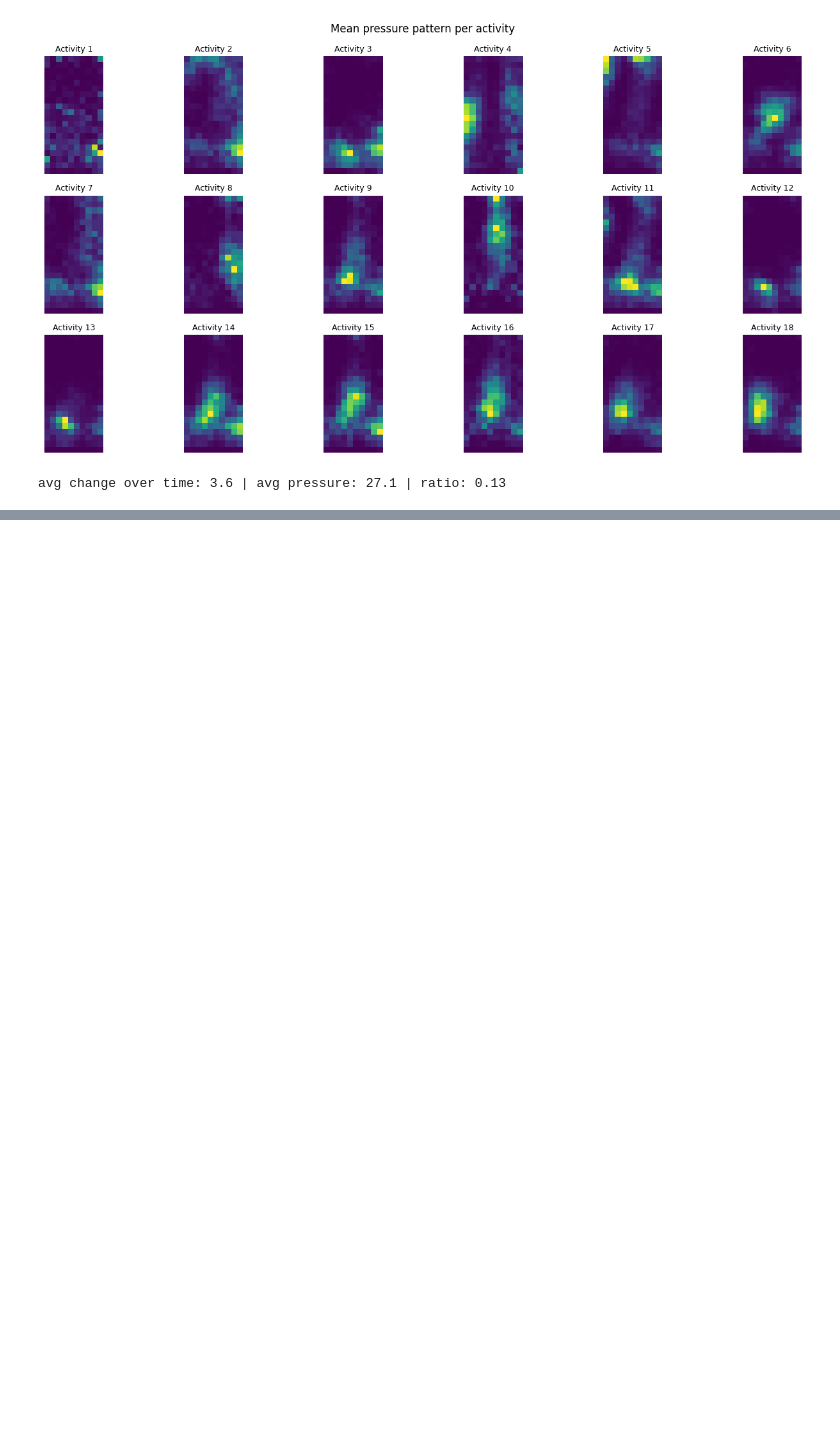
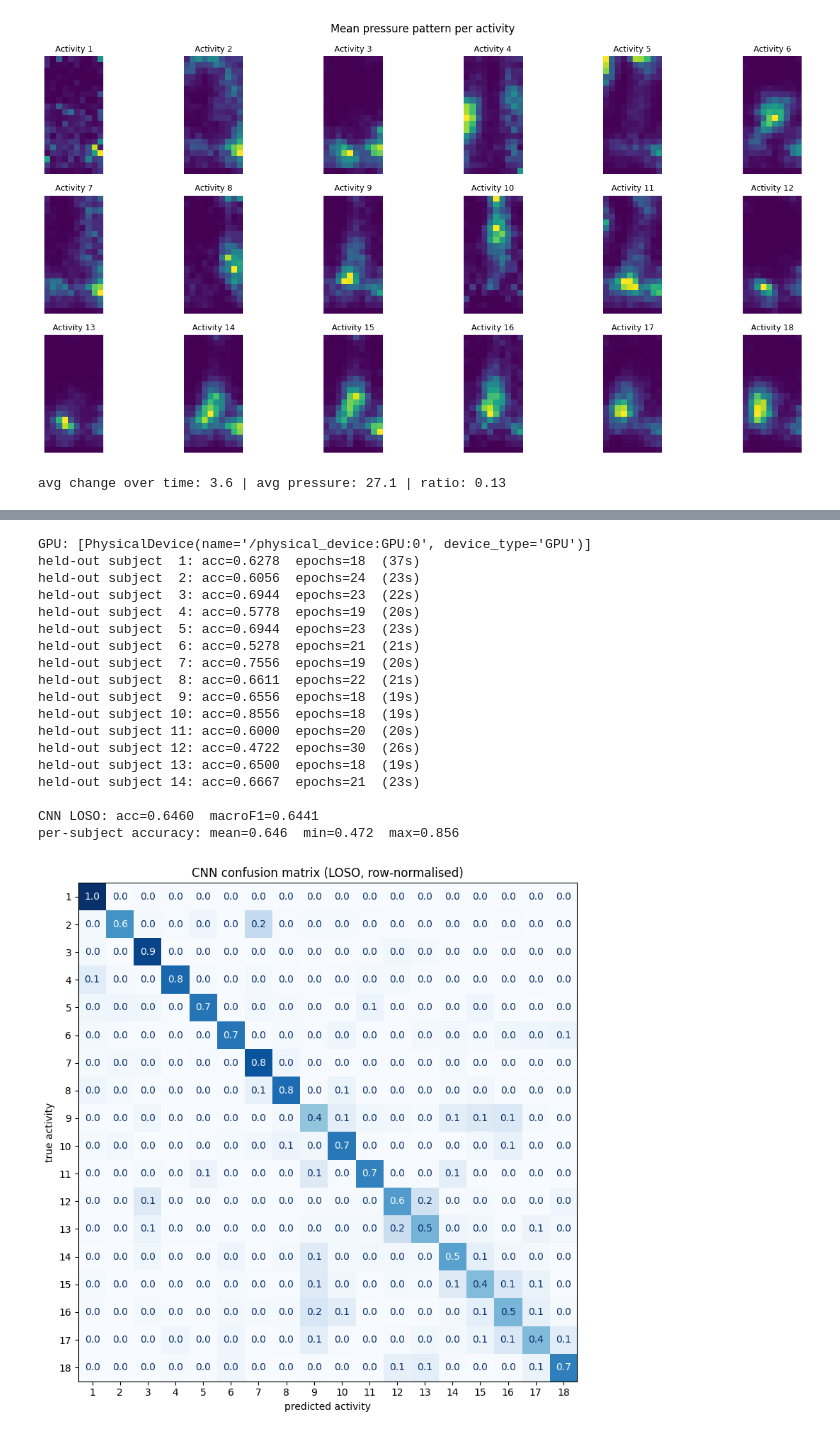
Before and after one commit to BHAGI-99/CS5998-Capstone-Project-P.B.W.Nanayakkara-268472T, a Jupyter notebook: notebooks/01_eda_baselines_cnn.ipynb, the cells around one changed output, grey strips where cells are left out. Saved outputs shown, nothing was run; the diff lists cells and outputs as text; code cells hidden in the pictures; blank space fills up the shorter version.

```diff
--- a/notebooks/01_eda_baselines_cnn.ipynb
+++ b/notebooks/01_eda_baselines_cnn.ipynb
@@ -175,0 +186,76 @@ CNN 10-fold: acc=0.7437  macroF1=0.7432
+# %%
+import os; os.environ["TF_CPP_MIN_LOG_LEVEL"] = "3"
+import numpy as np, pandas as pd, tensorflow as tf, time
+import matplotlib.pyplot as plt
+from pathlib import Path
+from sklearn.model_selection import LeaveOneGroupOut, train_test_split
+from sklearn.metrics import accuracy_score, f1_score, confusion_matrix, ConfusionMatrixDisplay
+from tensorflow.keras import layers
+
+SEED = 42
+def set_seed(s=SEED):
+    np.random.seed(s); tf.random.set_seed(s); tf.keras.utils.set_random_seed(s)
+set_seed()
+P = Path("data/processed"); R = Path("results"); (R/"figures").mkdir(parents=True, exist_ok=True)
+X = np.load(P/"X.npy").astype(np.float32) / 4095.0      # sensor range is 0-4095
+y = np.load(P/"y.npy"); subj = np.load(P/"subject.npy")
+print("GPU:", tf.config.list_physical_devices("GPU"))
+
+def build_cnn(seq_len=208, n_feat=200, n_classes=18):
+    inp = tf.keras.Input(shape=(seq_len, n_feat))
+    x = layers.Conv1D(64, 5, padding="same")(inp);  x = layers.BatchNormalization()(x); x = layers.ReLU()(x)
+    x = layers.Conv1D(128, 5, padding="same")(x);   x = layers.BatchNormalization()(x); x = layers.ReLU()(x)
+    x = layers.Conv1D(128, 3, padding="same", name="last_conv")(x); x = layers.BatchNormalization()(x); x = layers.ReLU()(x)
+    x = layers.GlobalAveragePooling1D()(x)
+    x = layers.Dropout(0.3)(x)
+    out = layers.Dense(n_classes, activation="softmax")(x)
+    m = tf.keras.Model(inp, out)
+    m.compile(optimizer=tf.keras.optimizers.Adam(1e-3), loss="sparse_categorical_crossentropy", metrics=["accuracy"])
+    return m
+
+def train_predict(tr, te, max_epochs=60):
+    set_seed()
+    tr_in, va = train_test_split(tr, test_size=0.1, stratify=y[tr], random_state=SEED)   # validation comes from the training part only
+    m = build_cnn()
+    es = tf.keras.callbacks.EarlyStopping(monitor="val_loss", patience=8, restore_best_weights=True)
+    h = m.fit(X[tr_in], y[tr_in], validation_data=(X[va], y[va]), epochs=max_epochs, batch_size=32, callbacks=[es], verbose=0)
+    return m.predict(X[te], verbose=0).argmax(1), len(h.history["loss"])
+
+# Leave-one-subject-out: train on 13 people, test on the 14th, repeat for everyone
+preds = np.full(len(y), -1); rows = []
+for k, (tr, te) in enumerate(LeaveOneGroupOut().split(X, y, groups=subj), 1):
+    t = time.time(); p, ep = train_predict(tr, te); preds[te] = p
+    acc = accuracy_score(y[te], p); rows.append([int(subj[te][0]), round(acc, 4), ep])
+    print(f"held-out subject {int(subj[te][0]):2d}: acc={acc:.4f}  epochs={ep}  ({time.time()-t:.0f}s)")
+
+# Summary and saving
+print(f"\nCNN LOSO: acc={accuracy_score(y, preds):.4f}  macroF1={f1_score(y, preds, average='macro'):.4f}")
+df = pd.DataFrame(rows, columns=["held_out_subject", "accuracy", "epochs"])
+print(f"per-subject accuracy: mean={df.accuracy.mean():.3f}  min={df.accuracy.min():.3f}  max={df.accuracy.max():.3f}")
+df.to_csv(R/"cnn_loso_per_subject.csv", index=False); np.save(R/"cnn_loso_preds.npy", preds)
+
+cm = confusion_matrix(y, preds, labels=range(18), normalize="true")
+fig, ax = plt.subplots(figsize=(9, 8))
+ConfusionMatrixDisplay(cm, display_labels=range(1, 19)).plot(ax=ax, cmap="Blues", colorbar=False, values_format=".1f")
+ax.set(title="CNN confusion matrix (LOSO, row-normalised)", xlabel="predicted activity", ylabel="true activity")
+plt.tight_layout(); plt.savefig(R/"figures"/"cnn_loso_confusion.png", dpi=120); plt.show()
+# %% [output]
+GPU: [PhysicalDevice(name='/physical_device:GPU:0', device_type='GPU')]
+held-out subject  1: acc=0.6278  epochs=18  (37s)
+held-out subject  2: acc=0.6056  epochs=24  (23s)
+held-out subject  3: acc=0.6944  epochs=23  (22s)
+held-out subject  4: acc=0.5778  epochs=19  (20s)
+held-out subject  5: acc=0.6944  epochs=23  (23s)
+held-out subject  6: acc=0.5278  epochs=21  (21s)
+held-out subject  7: acc=0.7556  epochs=19  (20s)
+held-out subject  8: acc=0.6611  epochs=22  (21s)
+held-out subject  9: acc=0.6556  epochs=18  (19s)
+held-out subject 10: acc=0.8556  epochs=18  (19s)
+held-out subject 11: acc=0.6000  epochs=20  (20s)
+held-out subject 12: acc=0.4722  epochs=30  (26s)
+held-out subject 13: acc=0.6500  epochs=18  (19s)
+held-out subject 14: acc=0.6667  epochs=21  (23s)
+
+CNN LOSO: acc=0.6460  macroF1=0.6441
+per-subject accuracy: mean=0.646  min=0.472  max=0.856
+[figure, added]
```
Also changed, not shown: parts of 10 cells of this notebook.
